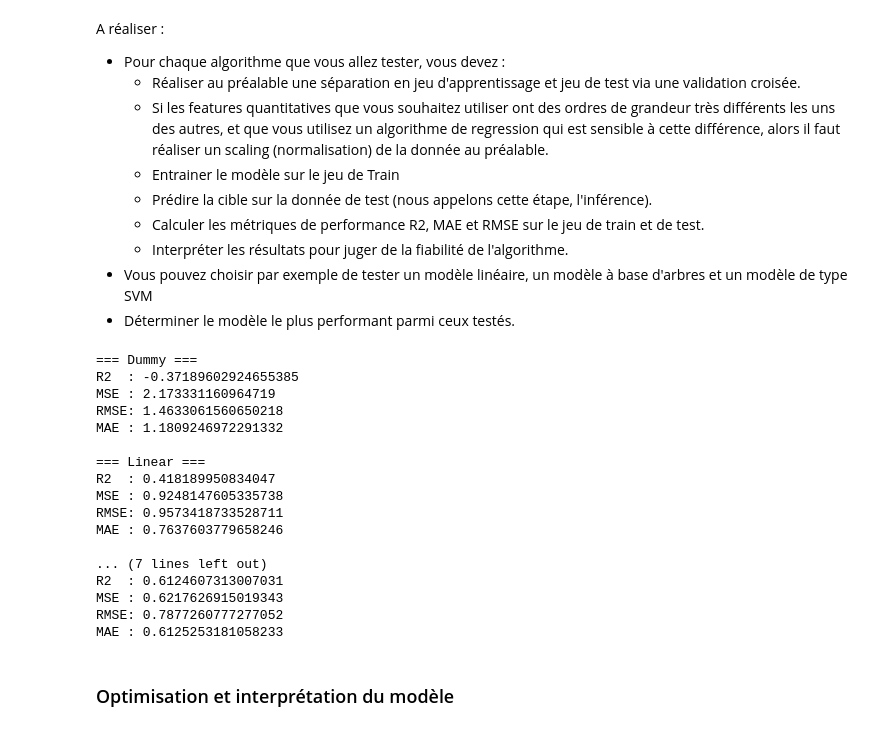
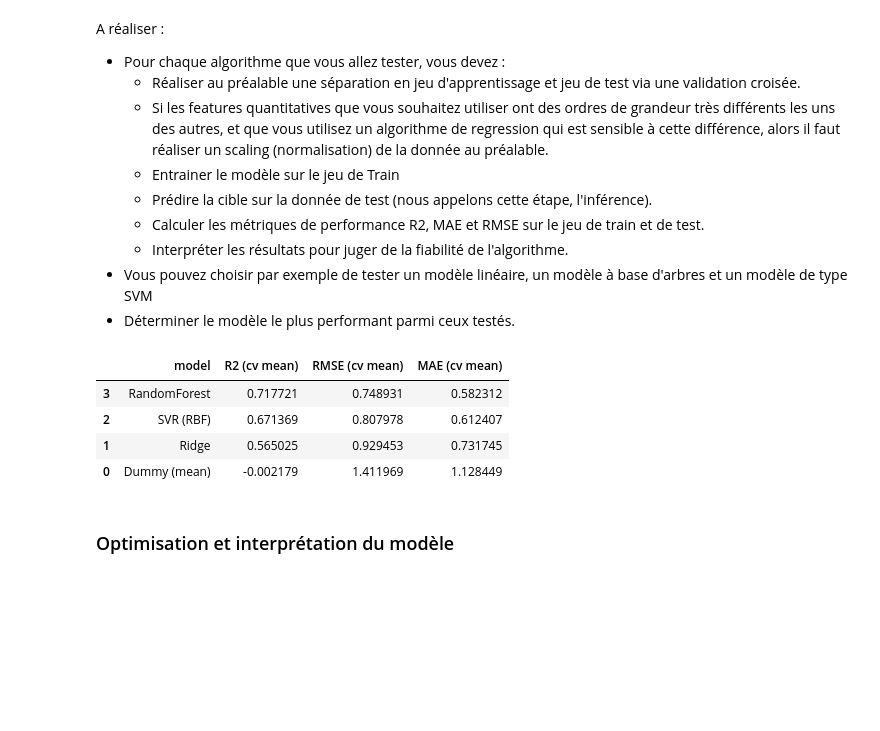
Before and after one commit to seiyakazana/opc_batimentML, a Jupyter notebook: notebook/template_modelistation_supervisee.ipynb, the cells around one changed output. Cells and saved outputs as stored; diff of their text form; code cells hidden in the pictures; blank space fills up the shorter version.

```diff
--- a/notebook/template_modelistation_supervisee.ipynb
+++ b/notebook/template_modelistation_supervisee.ipynb
@@ -679,0 +541,29 @@ y = np.log1p(building_consumption['TotalGHGEmissions'])
+# %%
+# Séparation des colonnes numériques et catégorielles
+num_cols = X.select_dtypes(include=[np.number]).columns
+cat_cols = X.select_dtypes(include=["object", "category", "bool"]).columns
+# %%
+from sklearn.impute import SimpleImputer
+from sklearn.pipeline import Pipeline
+
+# colonne numeric : imputer median (traiter les valeurs manquantes) + standard scaler
+numeric_preprocess = Pipeline(steps=[
+    ("imputer", SimpleImputer(strategy="median")),
+    ("scaler", StandardScaler()),
+])
+
+# colonne catégorielle : imputer most_frequent (valeur manquante) + one hot encoder
+categorical_preprocess = Pipeline(steps=[
+    ("imputer", SimpleImputer(strategy="most_frequent")),
+    ("onehot", OneHotEncoder(handle_unknown="ignore")),
+])
+
+# Combine both preprocessors
+preprocess = ColumnTransformer(
+    transformers=[
+        ("num", numeric_preprocess, num_cols),
+        ("cat", categorical_preprocess, cat_cols),
+    ],
+    remainder="drop",
+    verbose_feature_names_out=False,
+)
@@ -761,23 +668,12 @@ def model_comparaison(X, y):
-# %%
-model_comparaison(X,y)
-# %% [output]
-=== Dummy ===
-R2  : -0.37189602924655385
-MSE : 2.173331160964719
-RMSE: 1.4633061560650218
-MAE : 1.1809246972291332
-
-=== Linear ===
-R2  : 0.418189950834047
-MSE : 0.9248147605335738
-RMSE: 0.9573418733528711
-MAE : 0.7637603779658246
-
-... (7 lines left out)
-R2  : 0.6124607313007031
-MSE : 0.6217626915019343
-RMSE: 0.7877260777277052
-MAE : 0.6125253181058233
+# %%
+results_df = compare_models(X_train, y_train, cv_splits=5)
+results_df
+# %% [output]
+|  | model | R2 (cv mean) | RMSE (cv mean) | MAE (cv mean) |
+| 3 | RandomForest | 0.717721 | 0.748931 | 0.582312 |
+| 2 | SVR (RBF) | 0.671369 | 0.807978 | 0.612407 |
+| 1 | Ridge | 0.565025 | 0.929453 | 0.731745 |
+| 0 | Dummy (mean) | -0.002179 | 1.411969 | 1.128449 |
 # %% [markdown]
 ### Optimisation et interprétation du modèle
 # %% [markdown]
```
Also changed, not shown: parts of 37 cells of this notebook.
